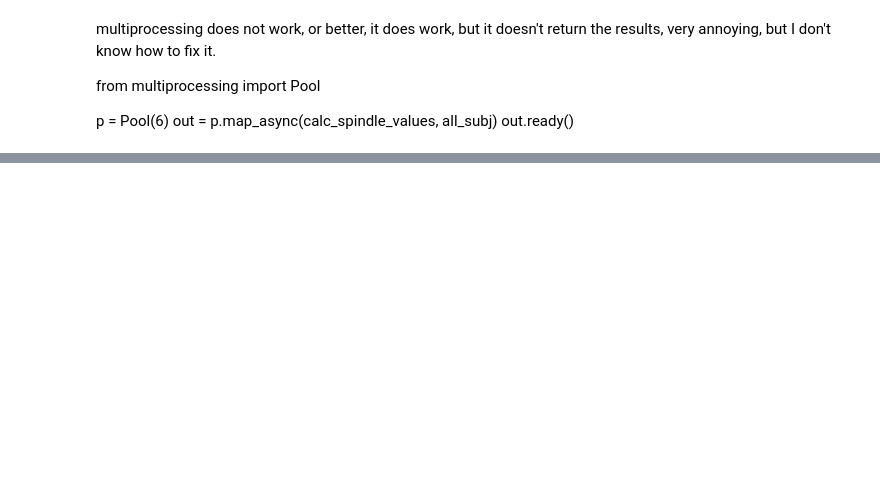
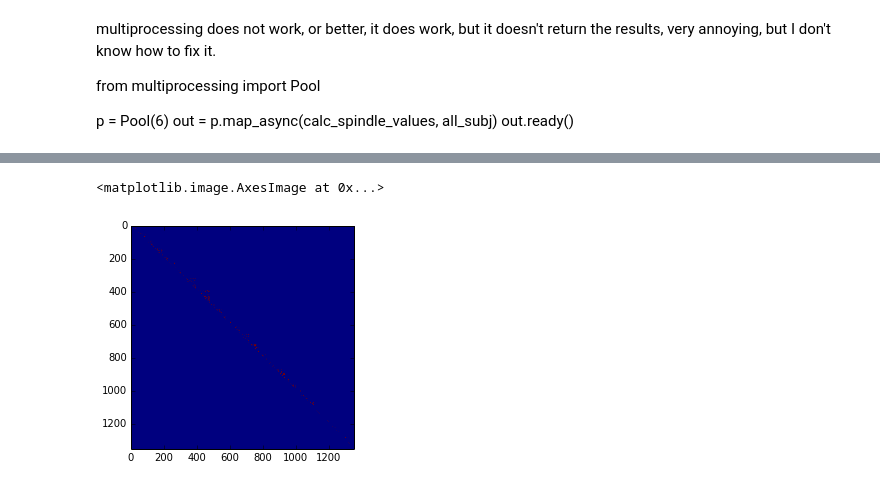
Before and after one commit to gpiantoni/spgr, a Jupyter notebook: main.ipynb, the cells around one changed output, grey strips where cells are left out. Saved outputs shown, nothing was run; the diff lists cells and outputs as text; code cells hidden in the pictures; blank space fills up the shorter version.

```diff
--- a/main.ipynb
+++ b/main.ipynb
@@ -175,12 +188,0 @@ dist = Parallel(n_jobs=12)(delayed(test)(10, i ** 2) for i in range(n_rpt))
-# %%
-total_duration = sum([ptp(x) for x in sleep_data.axis['time']])
-n_rpt = 10
-
-dist = zeros(n_rpt)
-for i in range(n_rpt):
-    fake_s = uniform(0, total_duration, len(spindles))
-    fake_e = fake_s + (e - s)
-    dist[i] = estimate_overlap(fake_s, fake_e)
-
-hist(dist)
-sum(estimate_overlap(s, e) <= dist) / n_rpt
@@ -189,9 +188,0 @@ estimate_overlap(s, e)
-# %%
-
-
-idx_sort = argsort(s)
-s = s[idx_sort]
-e = e[idx_sort]
-
-s = expand_dims(asarray(s), 1)
-e = expand_dims(asarray(e), 1)
@@ -229,0 +189,15 @@ def calc_parallel(n_tests):
+# %%
+f, subp = subplots(3, 2, figsize=(18, 12))
+
+for ax, subj, spindles in zip(subp.flatten(), all_subj, all_spindles):
+
+    s = asarray([x['start_time'] for x in spindles])
+    e = asarray([x['end_time'] for x in spindles])
+    ov = estimate_overlap(s, e)
+
+    fake_dist_subj = lambda x: fake_dist(x, s, e)
+
+    dist = p.map(fake_dist_subj, range(n_rpt))
+    ax.hist(dist, bins=100);
+    ax.set_title(subj)
+    print('probability: {0:.9f}'.format(sum(ov <= dist) / n_rpt))
@@ -229,0 +210,10 @@ def calc_parallel(n_tests):
+# %%
+s_ = expand_dims(s, 1)
+e_ = expand_dims(e, 1)
+
+overlap = triu(((s_ <= e_.T) & (s_.T <= e_)), 1)
+
+imshow(overlap)
+# %% [output]
+<matplotlib.image.AxesImage at 0x...>
+[figure, added]
```
Also changed, not shown: parts of 40 cells of this notebook.
